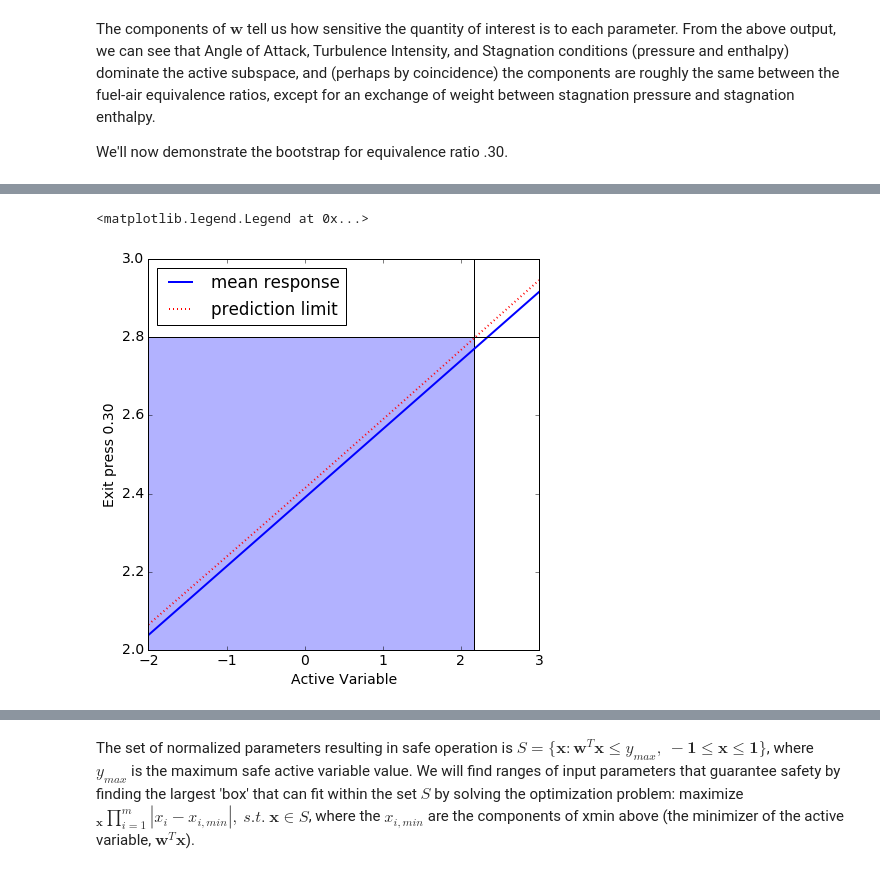
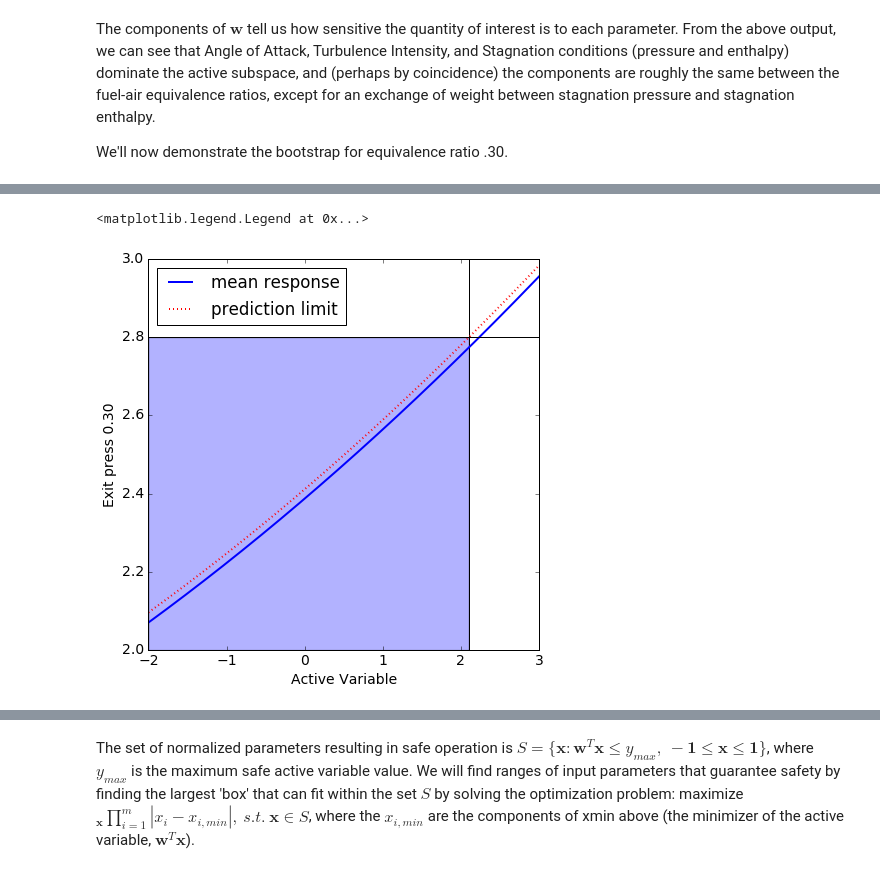
Before and after one commit to paulcon/as-data-sets, a Jupyter notebook: HyShotII/HyShotII.ipynb, the cells around one changed output, grey strips where cells are left out. Drawn from its saved outputs; the diff is of its cells as text; code cells hidden in the pictures.

```diff
--- a/HyShotII/HyShotII.ipynb
+++ b/HyShotII/HyShotII.ipynb
@@ -57,24 +80,26 @@ First we import the data and separate inputs (X) from outputs (F)
 # %%
 df = pn.DataFrame.from_csv('HyShotII35.txt')
 data = df.as_matrix()
-X = data[:,0:7]
+#The last 2 rows (for the extreme values) are already normalized
+X = data[:-2,0:7]
 F = data[:,7:9]
 labels = df.keys()
 in_labels = labels[:7]
 out_labels = labels[7:9]
 
 #The data for equivalence ratio .30 is already normalized
-df30 = pn.DataFrame.from_csv('HyShotII30.txt',header=None,index_col=None)
-data = df30.as_matrix()
-XX30 = data[:,0:7]
-F30 = data[:,7]
+df30 = pn.DataFrame.from_csv('HyShotII30.txt', header=None, index_col=None)
+data30 = df30.as_matrix()
+XX30 = data30[:,0:7]
+F30 = data30[:,7]
 # %% [markdown]
 Now we normalize each of the input parameters to the interval [-1, 1] and separate our outputs
 # %%
 #normalize the ratio = .35 data
-xl = np.array([2.6,0.1,122.5,1.6448e7,3.0551e6,0.6*0.05,0.6*0.145])
-xu = np.array([4.6,1.9,367.5,1.9012e7,3.4280e6,1.4*0.05,1.4*0.145])
-XX = ac.utils.misc.BoundedNormalizer(xl,xu).normalize(X)
+xl = np.array([2.6, 0.1, 122.5, 1.6448e7, 3.0551e6, 0.6*0.05, 0.6*0.145])
+xu = np.array([4.6, 1.9, 367.5, 1.9012e7, 3.4280e6, 1.4*0.05, 1.4*0.145])
+XX = ac.utils.misc.BoundedNormalizer(xl, xu).normalize(X)
+XX = np.vstack((XX, data[-2:,:7]))
 
 f30 = F30[:]
 out_label30 = out_labels[0]
@@ -204,37 +213,49 @@ Below, we plot our response surfaces and an upper prediction limit that is 2.33
 # %%
+#Quadratic response surfaces
+surface30 = ac.utils.response_surfaces.PolynomialApproximation(2)
+surface35 = ac.utils.response_surfaces.PolynomialApproximation(2)
+
+#Training the surfaces with our data
+surface30.train(y30, f30[:,None])
+surface35.train(y35, f35[:,None])
+
 M30 = len(y30); M35 = len(y35)#Number of data points for each ratio
 
-#sums of squares required for somputing standard error
-sf30 = np.sqrt(sum((ac.utils.misc.atleast_2d_col(f30)-surface30.predict(y30)[0])**2)/(M30-2))
-sy30 = sum((y30-y30.mean())**2)
-#predicted response using linear surface + 2.33 std errors
-predlim30 = lambda x: surface30.predict(x)[0]+2.33*sf30*np.sqrt(1+1/M30+(x-y30.mean())**2/sy30)
+#sums of squares required for computing standard error
+sf30 = np.sqrt(sum((ac.utils.misc.atleast_2d_col(f30) -\
+                    surface30.predict(y30)[0])**2)/(M30 - 3))
+sy30 = sum((y30 - y30.mean())**2)
+#predicted response using mean response + 2.33 std errors
+predlim30 = lambda x: surface30.predict(x)[0] + 2.33*sf30*np.sqrt(1 +\
+                      1/M30 + (x - y30.mean())**2/sy30)
 
-sf35 = np.sqrt(sum((ac.utils.misc.atleast_2d_col(f35)-surface35.predict(y35)[0])**2)/(M35-2))
-sy35 = sum((y35-y35.mean())**2)
-predlim35 = lambda x: surface35.predict(x)[0]+2.33*sf35*np.sqrt(1+1/M35+(x-y35.mean())**2/sy35)
+sf35 = np.sqrt(sum((ac.utils.misc.atleast_2d_col(f35) -\
+                    surface35.predict(y35)[0])**2)/(M35 - 3))
+sy35 = sum((y35 - y35.mean())**2)
+predlim35 = lambda x: surface35.predict(x)[0] + 2.33*sf35*np.sqrt(1 +\
+                      1/M35 + (x - y35.mean())**2/sy35)
 
-x = ac.utils.misc.atleast_2d_col(np.linspace(-2,3,200))
+x = ac.utils.misc.atleast_2d_col(np.linspace(-2, 3, 800))
 #maximum Active variable value s.t. f(x) <= 2.8 according to prediction interval
-avmaxval30 = x[np.argmin(abs(predlim30(x)-2.8))]
-plt.figure(figsize=(7,7))
-plt.plot(x,surface30.predict(x)[0],'b-',x,predlim30(x),'r:',lw=2)
-plt.plot(x,2.8*np.ones_like(x),'k-')
-plt.vlines(avmaxval30,2,3,'k')
-plt.fill_between(x[x<=avmaxval30],2,2.8,alpha=.3)
-plt.ylim([2,3])
-plt.xlabel('Active Variable');plt.ylabel(out_label30)
-plt.legend(['mean response','prediction limit'],loc=2)
+avmaxval30 = x[np.argmin(abs(predlim30(x) - 2.8))]
+plt.figure(figsize=(7, 7))
+plt.plot(x, surface30.predict(x)[0], 'b-', x, predlim30(x), 'r:', lw=2)
+plt.plot(x, 2.8*np.ones_like(x), 'k-')
+plt.vlines(avmaxval30, 2, 3, 'k')
+plt.fill_between(x[x <= avmaxval30], 2, 2.8, alpha=.3)
+plt.ylim([2, 3])
+plt.xlabel('Active Variable'); plt.ylabel(out_label30)
+plt.legend(['mean response', 'prediction limit'], loc=2)
 
-avmaxval35 = x[np.argmin(abs(predlim35(x)-2.8))]
-plt.figure(figsize=(7,7))
-plt.plot(x,surface35.predict(x)[0],'b-',x,predlim35(x),'r:',lw=2)
-plt.plot(x,2.8*np.ones_like(x),'k-')
-plt.vlines(avmaxval35,2,3.6,'k')
-plt.fill_between(x[x<=avmaxval35],2,2.8,alpha=.3)
-plt.ylim([2,3.6]);plt.xlim([-2,3])
-plt.xlabel('Active Variable');plt.ylabel(out_label35)
-plt.legend(['mean response','prediction limit'],loc=2)
+avmaxval35 = x[np.argmin(abs(predlim35(x) - 2.8))]
+plt.figure(figsize=(7, 7))
+plt.plot(x, surface35.predict(x)[0], 'b-', x, predlim35(x), 'r:', lw=2)
+plt.plot(x, 2.8*np.ones_like(x), 'k-')
+plt.vlines(avmaxval35, 2, 3.6, 'k')
+plt.fill_between(x[x <= avmaxval35], 2, 2.8, alpha=.3)
+plt.ylim([2, 3.6]); plt.xlim([-2, 3])
+plt.xlabel('Active Variable'); plt.ylabel(out_label35)
+plt.legend(['mean response', 'prediction limit'], loc=2)
 # %% [output]
 <matplotlib.legend.Legend at 0x...>
-[figure, old version]
+[figure, new version]
```
Also changed, not shown: parts of 19 cells of this notebook, 2 other files.
